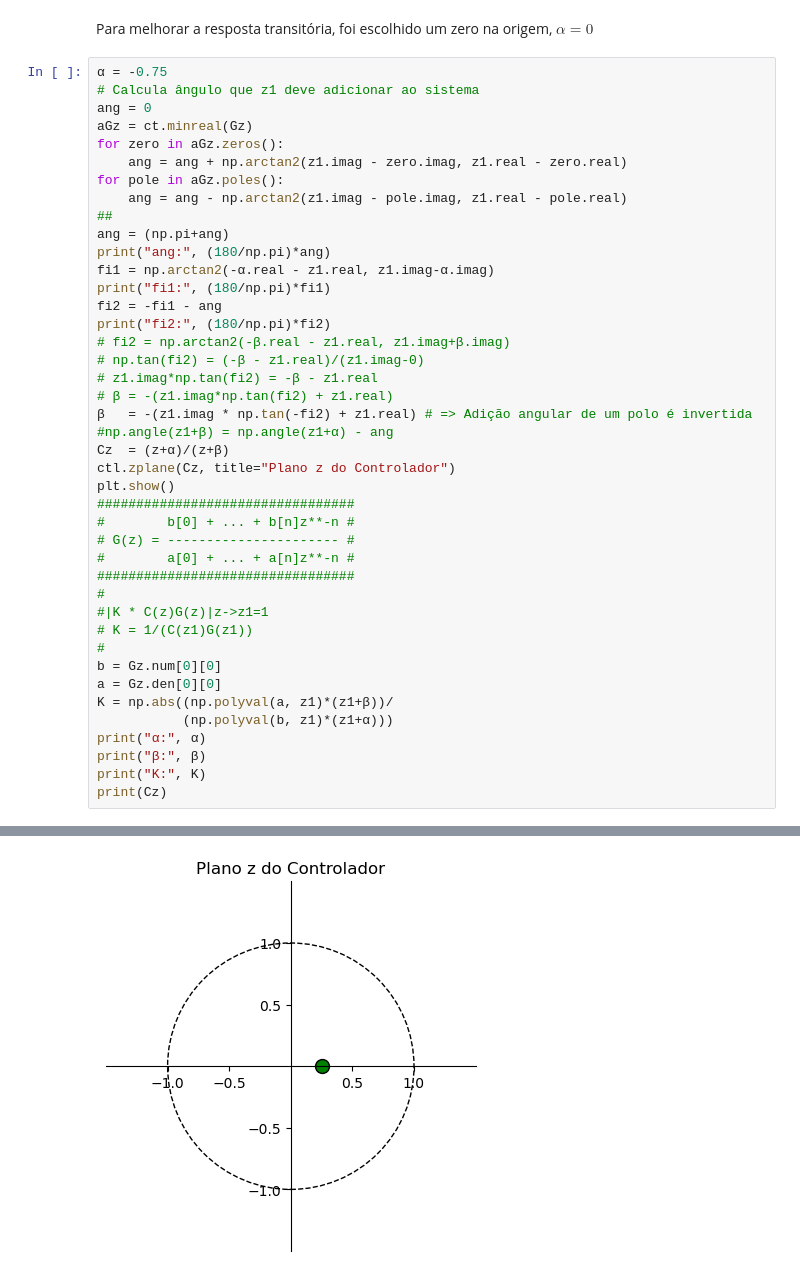
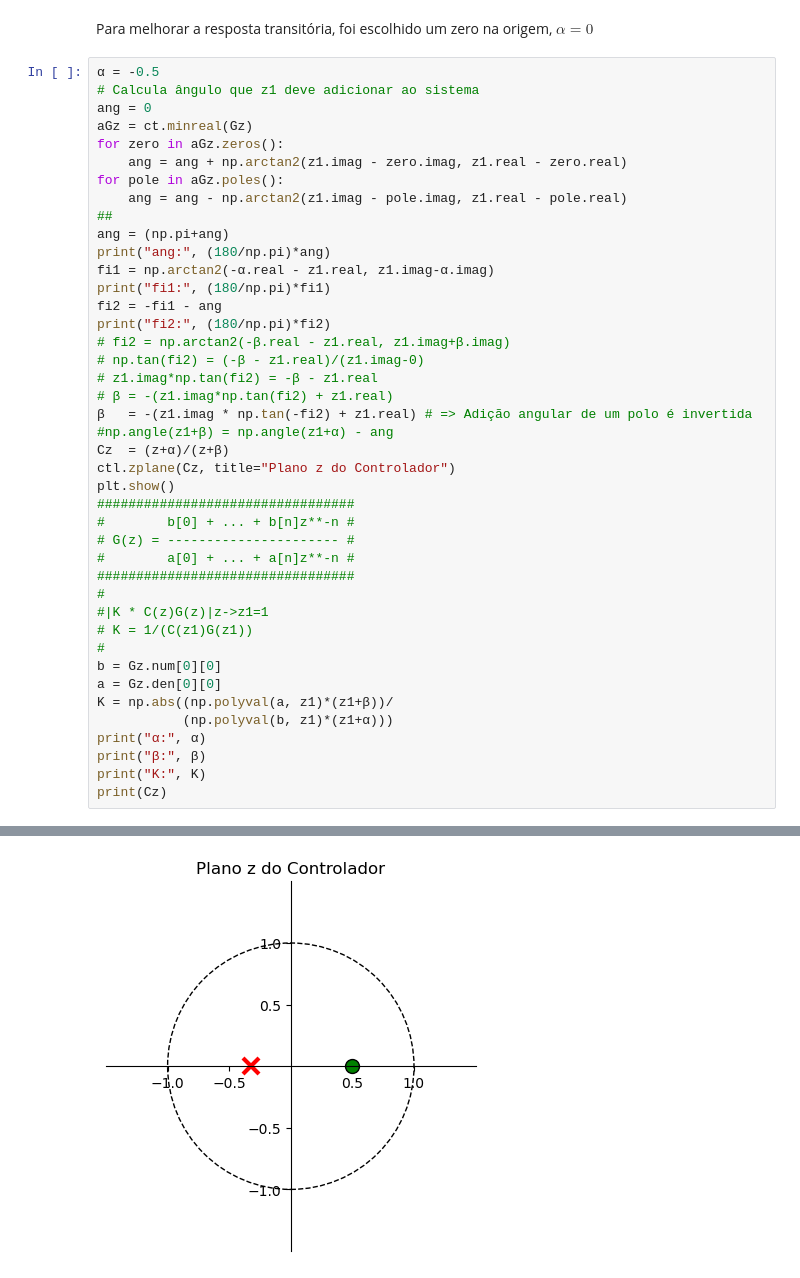
Before and after one commit to Emanuel600/Misc, a Jupyter notebook: Simul_Controle/Projeto 1 - Transformada z.ipynb, the cells around one changed output, grey strips where cells are left out. Cells and saved outputs as stored; diff of their text form.

```diff
--- a/Simul_Controle/Projeto 1 - Transformada z.ipynb
+++ b/Simul_Controle/Projeto 1 - Transformada z.ipynb
@@ -206,7 +206,7 @@ plt.show()
 # %% [markdown]
 Para melhorar a resposta transitória, foi escolhido um zero na origem, $\alpha=0$
 # %%
-α = -0.75
+α = -0.5
 # Calcula ângulo que z1 deve adicionar ao sistema
 ang = 0
 aGz = ct.minreal(Gz)
@@ -255 +255 @@ fi2: 87.2028829548145
-[figure, old version]
+[figure, new version]
```
Also changed, not shown: parts of 6 cells of this notebook, 1 other file.
